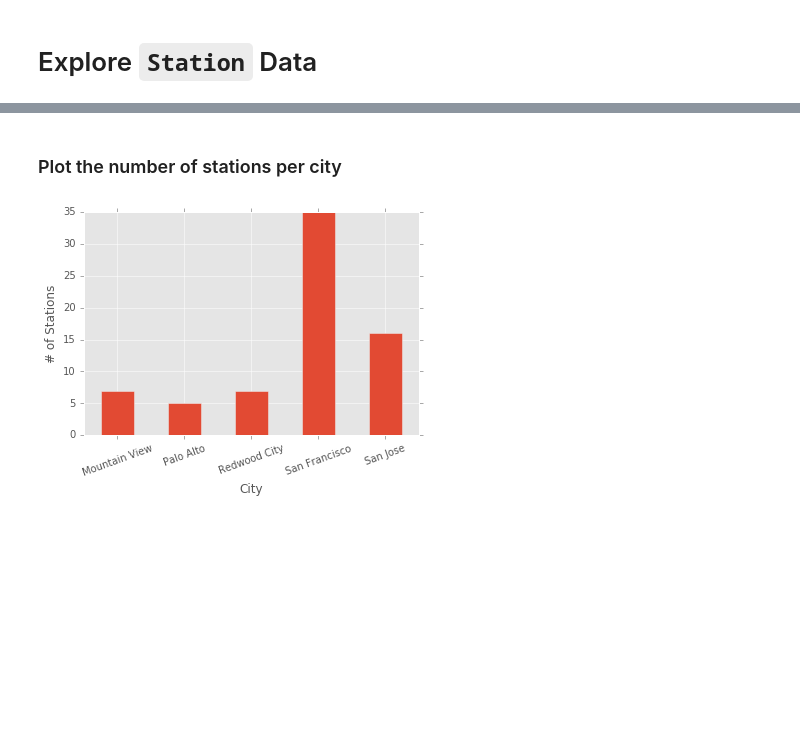
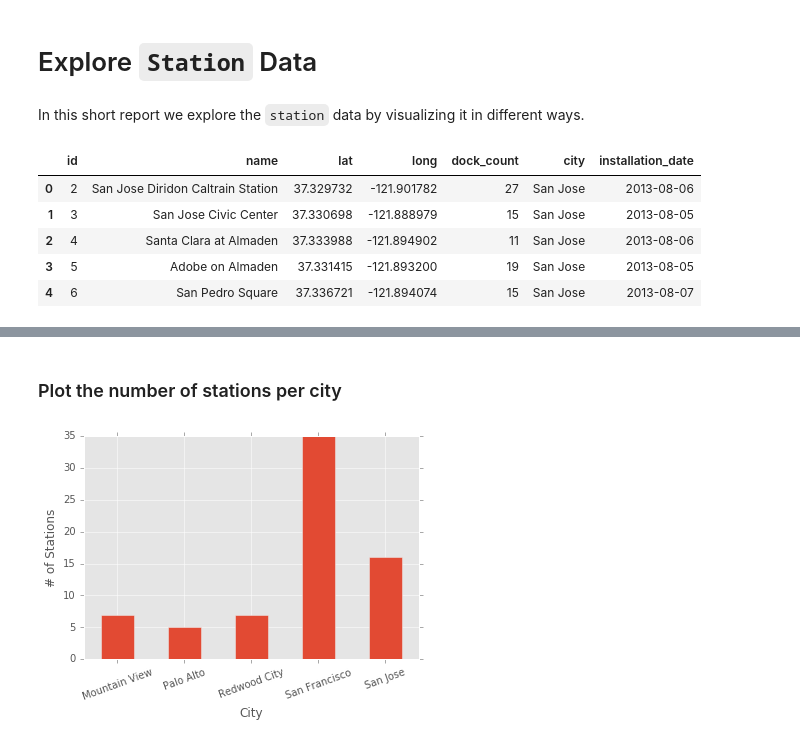
Before and after one commit to MuhammadVT/bike_sharing, a Jupyter notebook: data_exploration/explore_station_data.ipynb, the cells around one changed output, grey strips where cells are left out. Saved outputs shown, nothing was run; the diff lists cells and outputs as text; code cells hidden in the pictures; blank space fills up the shorter version.

```diff
--- a/data_exploration/explore_station_data.ipynb
+++ b/data_exploration/explore_station_data.ipynb
@@ -1,5 +1,7 @@
 # %% [markdown]
 # Explore `Station` Data
+# %% [markdown]
+In this short report we explore the `station` data by visualizing it in different ways.
 # %%
 # load packages
 import pandas as pd
@@ -15,3 +18,13 @@ plt.style.use("ggplot")
 # %%
 # read data into a pandas dataframe
 df_station = pd.read_csv("../data/station.csv", parse_dates=["installation_date"])
+
+# display the data
+df_station.head()
+# %% [output]
+|  | id | name | lat | long | dock_count | city | installation_date |
+| 0 | 2 | San Jose Diridon Caltrain Station | 37.329732 | -121.901782 | 27 | San Jose | 2013-08-06 |
+| 1 | 3 | San Jose Civic Center | 37.330698 | -121.888979 | 15 | San Jose | 2013-08-05 |
+| 2 | 4 | Santa Clara at Almaden | 37.333988 | -121.894902 | 11 | San Jose | 2013-08-06 |
+| 3 | 5 | Adobe on Almaden | 37.331415 | -121.893200 | 19 | San Jose | 2013-08-05 |
+| 4 | 6 | San Pedro Square | 37.336721 | -121.894074 | 15 | San Jose | 2013-08-07 |
```
Also changed, not shown: parts of 10 cells of this notebook.
